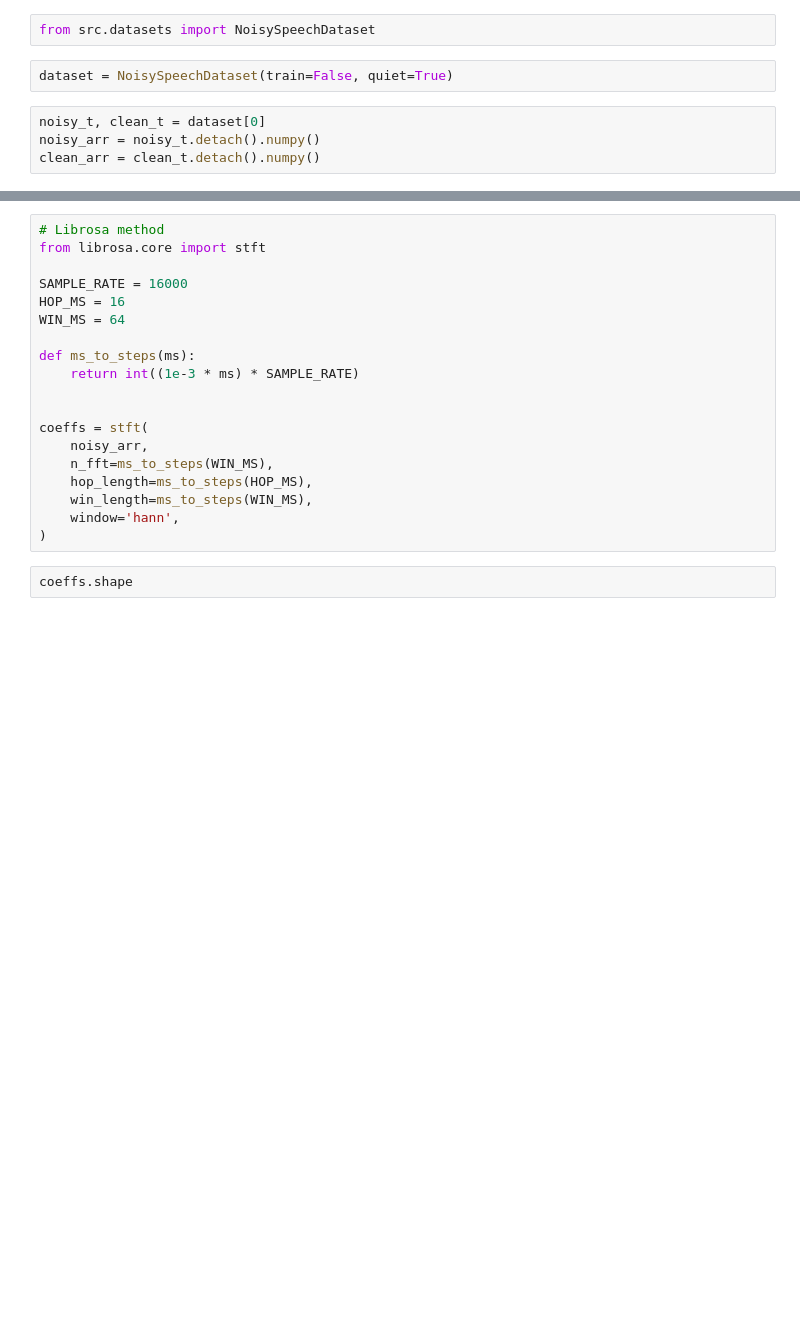
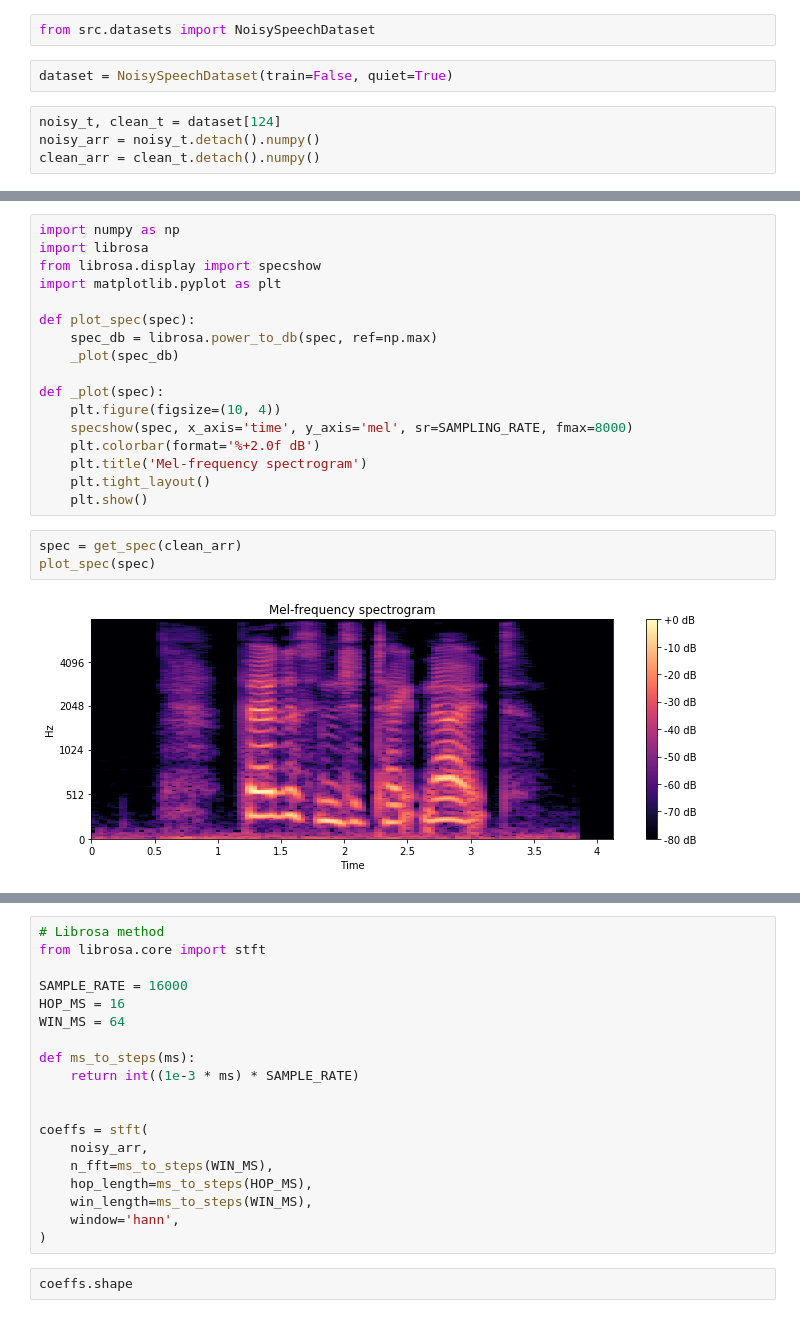
Before and after one commit to MattSegal/speech-notebooks, a Jupyter notebook: notebooks/librosa-test.ipynb, the cells around one changed output, grey strips where cells are left out. Saved outputs shown, nothing was run; the diff lists cells and outputs as text; blank space fills up the shorter version.

Commit message:
Try mel spectrogram from librosa

```diff
--- a/notebooks/librosa-test.ipynb
+++ b/notebooks/librosa-test.ipynb
@@ -3,6 +3,6 @@ from src.datasets import NoisySpeechDataset
 # %%
 dataset = NoisySpeechDataset(train=False, quiet=True)
 # %%
-noisy_t, clean_t = dataset[0]
+noisy_t, clean_t = dataset[124]
 noisy_arr = noisy_t.detach().numpy()
 clean_arr = clean_t.detach().numpy()
@@ -8,0 +37,22 @@ clean_arr = clean_t.detach().numpy()
+# %%
+import numpy as np
+import librosa
+from librosa.display import specshow
+import matplotlib.pyplot as plt
+
+def plot_spec(spec):
+    spec_db = librosa.power_to_db(spec, ref=np.max)
+    _plot(spec_db)
+
+def _plot(spec):
+    plt.figure(figsize=(10, 4))
+    specshow(spec, x_axis='time', y_axis='mel', sr=SAMPLING_RATE, fmax=8000)
+    plt.colorbar(format='%+2.0f dB')
+    plt.title('Mel-frequency spectrogram')
+    plt.tight_layout()
+    plt.show()
+# %%
+spec = get_spec(clean_arr)
+plot_spec(spec)
+# %% [output]
+[figure, added]
```
Also changed, not shown: parts of 19 cells of this notebook, 2 other files.
